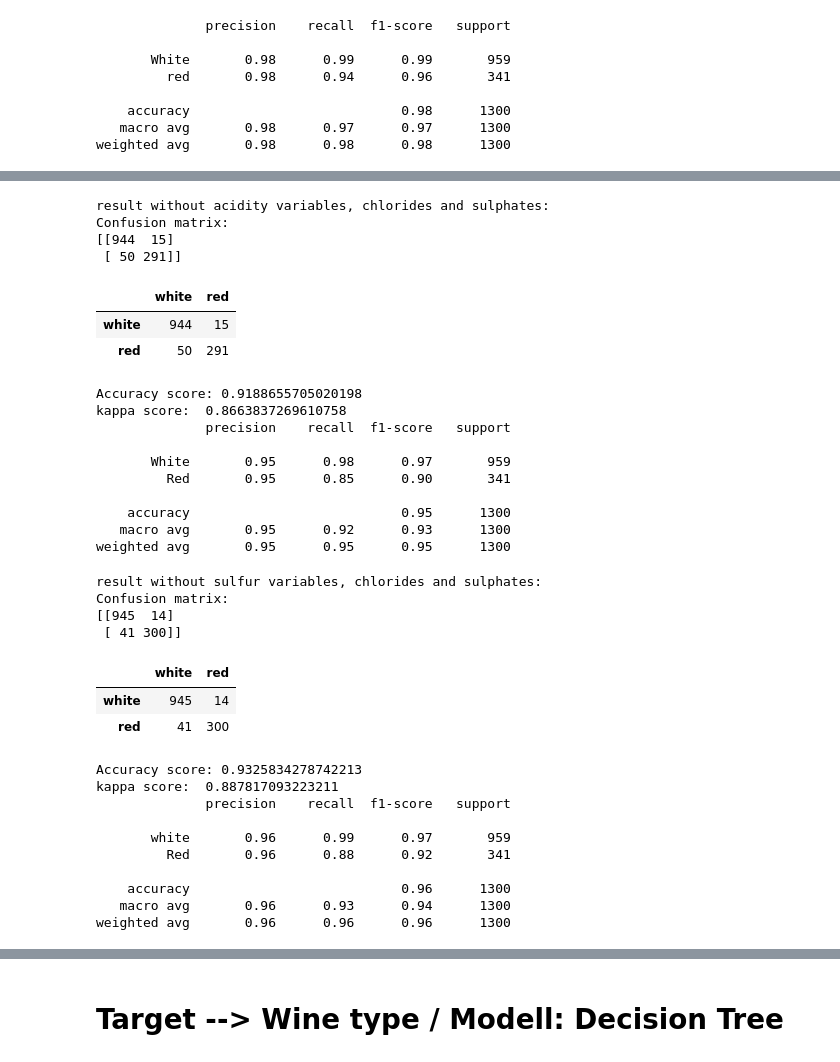
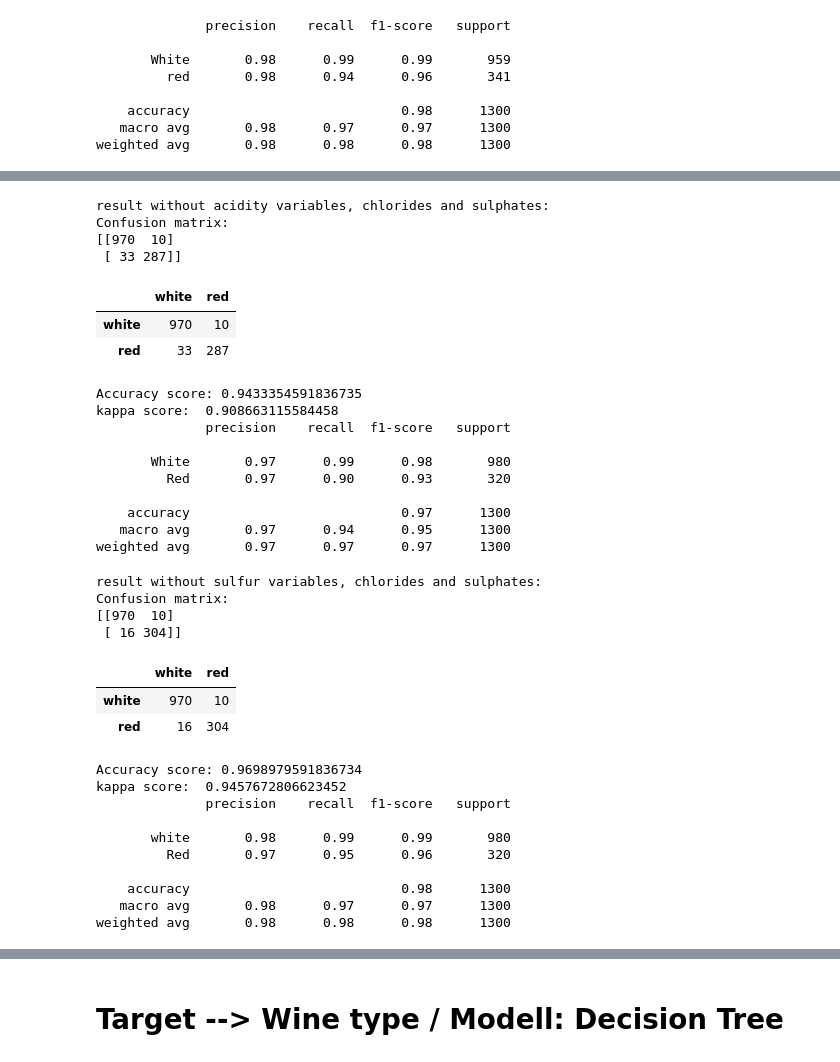
Before and after one commit to satomi26/Project-2, a Jupyter notebook: maschine_learning_modell.ipynb, the cells around one changed output, grey strips where cells are left out. Saved outputs shown, nothing was run; the diff lists cells and outputs as text; code cells hidden in the pictures.

```diff
--- a/maschine_learning_modell.ipynb
+++ b/maschine_learning_modell.ipynb
@@ -555,10 +551,10 @@ weighted avg       0.97      0.97      0.97      1300
 # %%
-# without acidity variables ("fixed acidity", "volatile acidity", "citric acid", )
+# 5 without acidity variables ("fixed acidity", "volatile acidity", "citric acid", )
 
 X = df[["residual sugar", "free sulfur dioxide",
                "total sulfur dioxide", "density", "pH", "alcohol", "quality"]]
 y = df["wine type"]
-X_train, X_test, y_train, y_test = train_test_split(X, y, test_size=0.2, random_state=42)
+X_train, X_test, y_train, y_test = train_test_split(X, y, test_size=0.2, random_state=42, shuffle=True, stratify=y)
 
 norm = MinMaxScaler().fit(X_train)
 # transform training data
@@ -578,72 +574,72 @@ labels = np.unique(y_test)
 a = confusion_matrix(y_test, pred_lr, labels=labels)
 a = pd.DataFrame(a, index=("white", "red"), columns=("white", "red"))
 display(a)
-print("Accuracy score:", balanced_accuracy_score(y_test, pred_lr))
+print("balanced Accuracy score:", balanced_accuracy_score(y_test, pred_lr))
 print("kappa score: ", kappa)
 print(classification_report(y_test, pred_lr, target_names=["White","Red"]))
 # %% [output]
 result without acidity variables, chlorides and sulphates:
 Confusion matrix:
-[[944  15]
- [ 50 291]]
+[[970  10]
+ [ 33 287]]
 |  | white | red |
-| white | 944 | 15 |
-| red | 50 | 291 |
+| white | 970 | 10 |
+| red | 33 | 287 |
-Accuracy score: 0.9188655705020198
-kappa score:  0.8663837269610758
+Accuracy score: 0.9433354591836735
+kappa score:  0.908663115584458
               precision    recall  f1-score   support
 
-       White       0.95      0.98      0.97       959
-         Red       0.95      0.85      0.90       341
+       White       0.97      0.99      0.98       980
+         Red       0.97      0.90      0.93       320
 
-    accuracy                           0.95      1300
-   macro avg       0.95      0.92      0.93      1300
-weighted avg       0.95      0.95      0.95      1300
+    accuracy                           0.97      1300
+   macro avg       0.97      0.94      0.95      1300
+weighted avg       0.97      0.97      0.97      1300
 # %%
-# without sulfur variables ("free sulfur dioxide", "total sulfur dioxide" )
+#6 without sulfur variables ("free sulfur dioxide", "total sulfur dioxide" )
 
-X = df[["fixed acidity", "volatile acidity", "citric acid", "residual sugar", "density",
-      "pH", "alcohol", "quality"]]
+X = df[["alcohol", "density", "volatile acidity", "chlorides", "residual sugar",
+      "total sulfur dioxide", "chlorides"]]
 y = df["wine type"]
-X_train, X_test, y_train, y_test = train_test_split(X, y, test_size=0.2, random_state=42)
+X_train, X_test, y_train, y_test = train_test_split(X, y, test_size=0.2, random_state=42, shuffle=True, stratify=y)
 
 norm = MinMaxScaler().fit(X_train)
 # transform training data
 X_train_norm = norm.transform(X_train)
 # transform testing dataabs
 X_test_norm = norm.transform(X_test)
 
-lr = LogisticRegression(solver='lbfgs', max_iter=2000)
+lr = LogisticRegression(solver='lbfgs', max_iter=1000)
 lr.fit(X_train_norm, y_train)
 pred_lr = lr.predict(X_test_norm)
 kappa = cohen_kappa_score(pred_lr, y_test)
 
 print("result without sulfur variables, chlorides and sulphates: ")
 print("Confusion matrix:")
 print(confusion_matrix(y_test, pred_lr))
 labels = np.unique(y_test)
 a = confusion_matrix(y_test, pred_lr, labels=labels)
 a = pd.DataFrame(a, index=("white", "red"), columns=("white", "red"))
 display(a)
-print("Accuracy score:", balanced_accuracy_score(y_test, pred_lr))
+print("balanced Accuracy score:", balanced_accuracy_score(y_test, pred_lr))
 print("kappa score: ", kappa)
 print(classification_report(y_test, pred_lr, target_names=["white","Red"]))
 # %% [output]
 result without sulfur variables, chlorides and sulphates:
 Confusion matrix:
-[[945  14]
- [ 41 300]]
+[[970  10]
+ [ 16 304]]
 |  | white | red |
-| white | 945 | 14 |
-| red | 41 | 300 |
+| white | 970 | 10 |
+| red | 16 | 304 |
-Accuracy score: 0.9325834278742213
-kappa score:  0.887817093223211
+Accuracy score: 0.9698979591836734
+kappa score:  0.9457672806623452
               precision    recall  f1-score   support
 
-       white       0.96      0.99      0.97       959
-         Red       0.96      0.88      0.92       341
+       white       0.98      0.99      0.99       980
+         Red       0.97      0.95      0.96       320
 
-    accuracy                           0.96      1300
-   macro avg       0.96      0.93      0.94      1300
-weighted avg       0.96      0.96      0.96      1300
+    accuracy                           0.98      1300
+   macro avg       0.98      0.97      0.97      1300
+weighted avg       0.98      0.98      0.98      1300
 # %%
```
Also changed, not shown: parts of 44 cells of this notebook, 1 other file.
